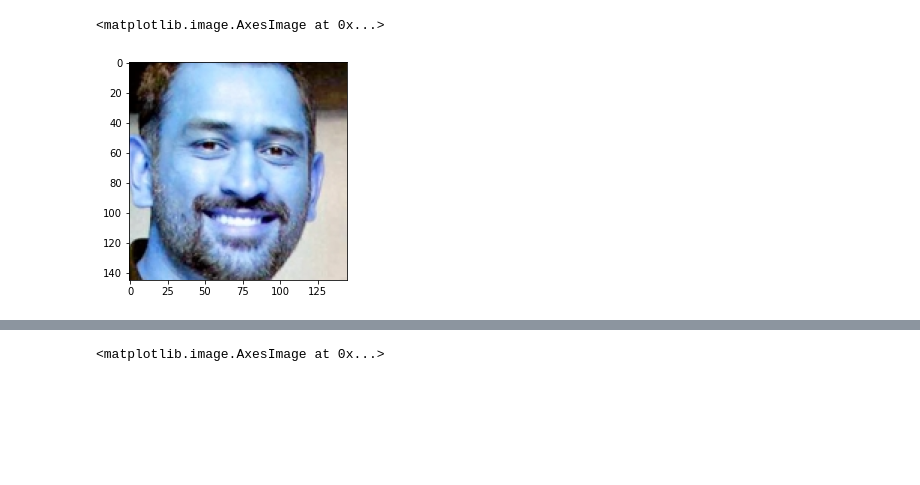
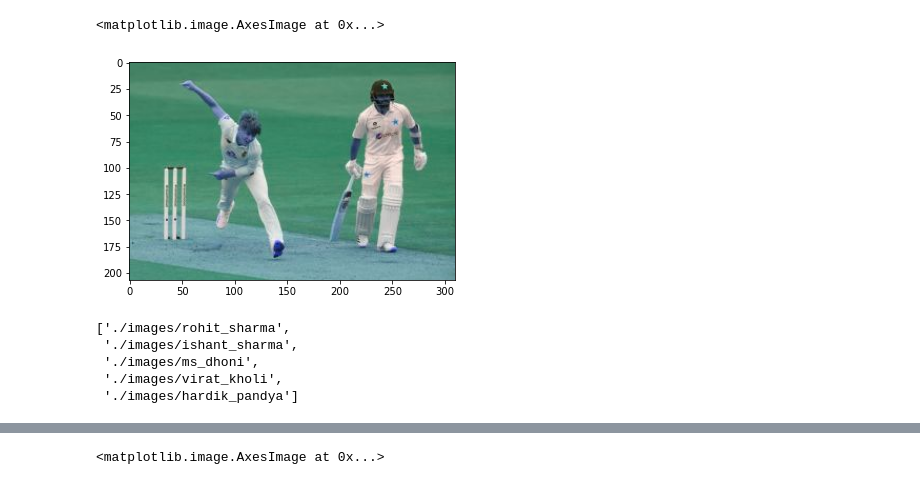
Before and after one commit to Somnathpaul/image-classification-, a Jupyter notebook: model.ipynb, the cells around one changed output, grey strips where cells are left out. Drawn from its saved outputs; the diff is of its cells as text; code cells hidden in the pictures; blank space fills up the shorter version.

```diff
--- a/model.ipynb
+++ b/model.ipynb
@@ -8,6 +101,6 @@ from matplotlib import pyplot as plt
 # %%
-cropped_img = cv2.imread("./cropped_images/ms_dhoni/ms_dhoni1.png")
-plt.imshow(cropped_img)
+org_image_obstructed = cv2.imread('./images/ms_dhoni/46.jpg')
+plt.imshow(org_image_obstructed)
 # %% [output]
 <matplotlib.image.AxesImage at 0x...>
-[figure, old version]
+[figure, new version]
@@ -13,0 +122,8 @@ plt.imshow(cropped_img)
+# %%
+img_dirs
+# %% [output]
+['./images/rohit_sharma',
+ './images/ishant_sharma',
+ './images/ms_dhoni',
+ './images/virat_kholi',
+ './images/hardik_pandya']
```
Also changed, not shown: parts of 26 cells of this notebook, 1 other file.
